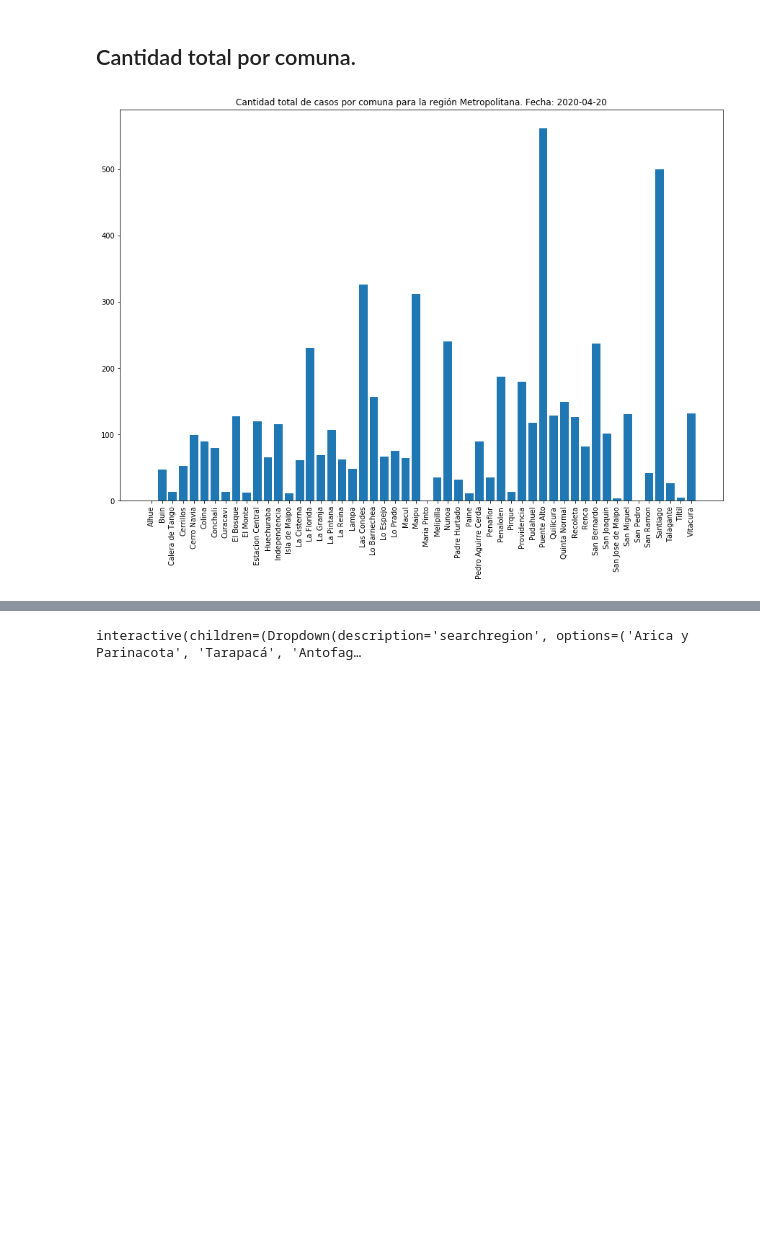
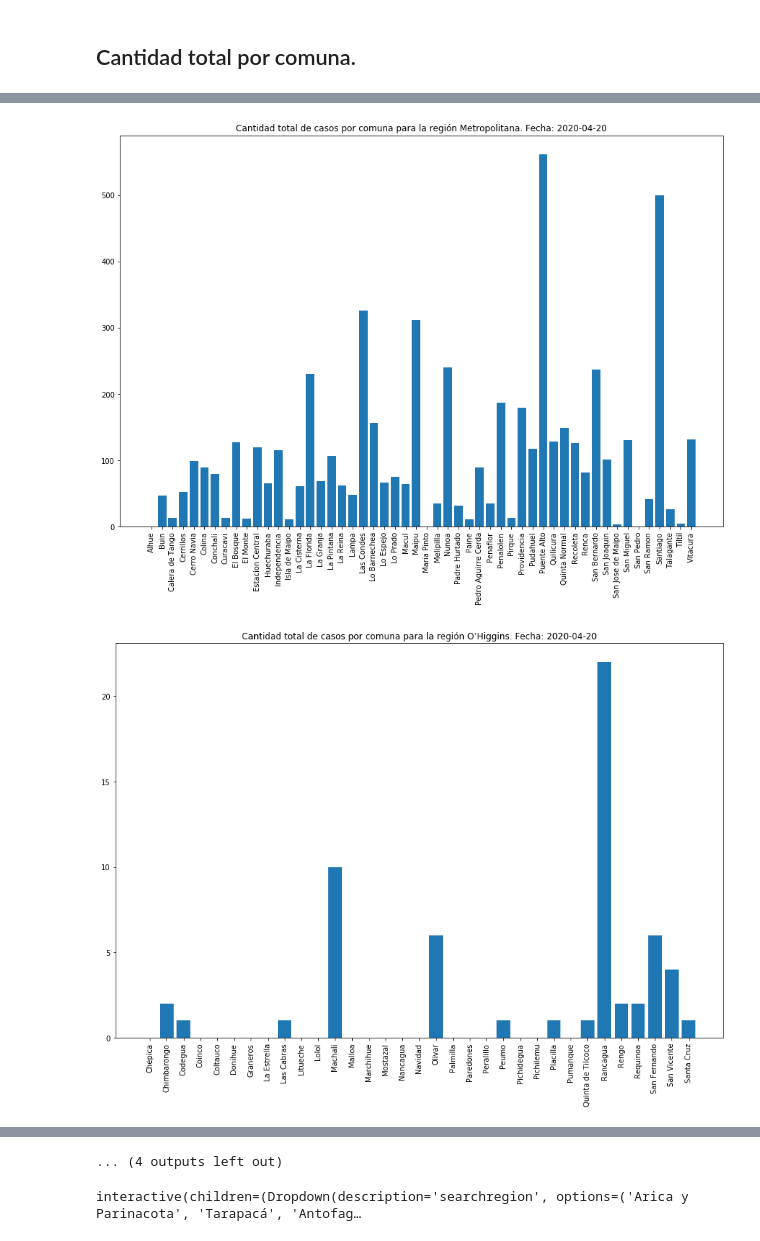
Before and after one commit to patricionicolas/Covid-19-Chile, a Jupyter notebook: Contagios por región.ipynb, the cells around one changed output, grey strips where cells are left out. Cells and saved outputs as stored; diff of their text form; code cells hidden in the pictures; blank space fills up the shorter version.

```diff
--- a/Contagios por región.ipynb
+++ b/Contagios por región.ipynb
@@ -30,7 +30,7 @@ def cantidad_total_comuna(searchregion):
     plt.bar(X,Y)
     plt.xticks(rotation=90)
     plt.show()
-# %%
-cantidad_total_comuna("Metropolitana")
-# %% [output]
-[figure, removed]
+# %%
+for r in data["Region"].unique():
+    cantidad_total_comuna(r)
+# %% [output]
@@ -36,0 +43,2 @@ cantidad_total_comuna("Metropolitana")
+[figure, added]
+[figure, added]
@@ -37,3 +49,4 @@ cantidad_total_comuna("Metropolitana")
+... (4 outputs left out)
 # %%
 interact(cantidad_total_comuna,
          searchregion = data["Region"].unique())
```
Also changed, not shown: parts of 2 cells of this notebook.
